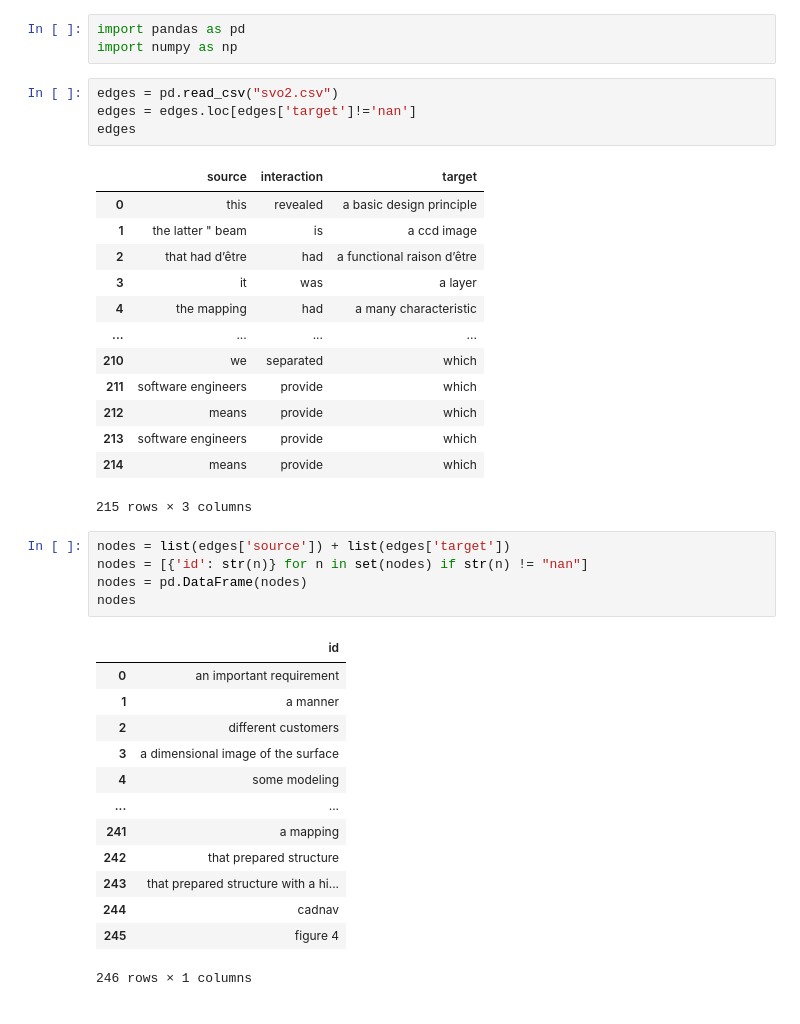
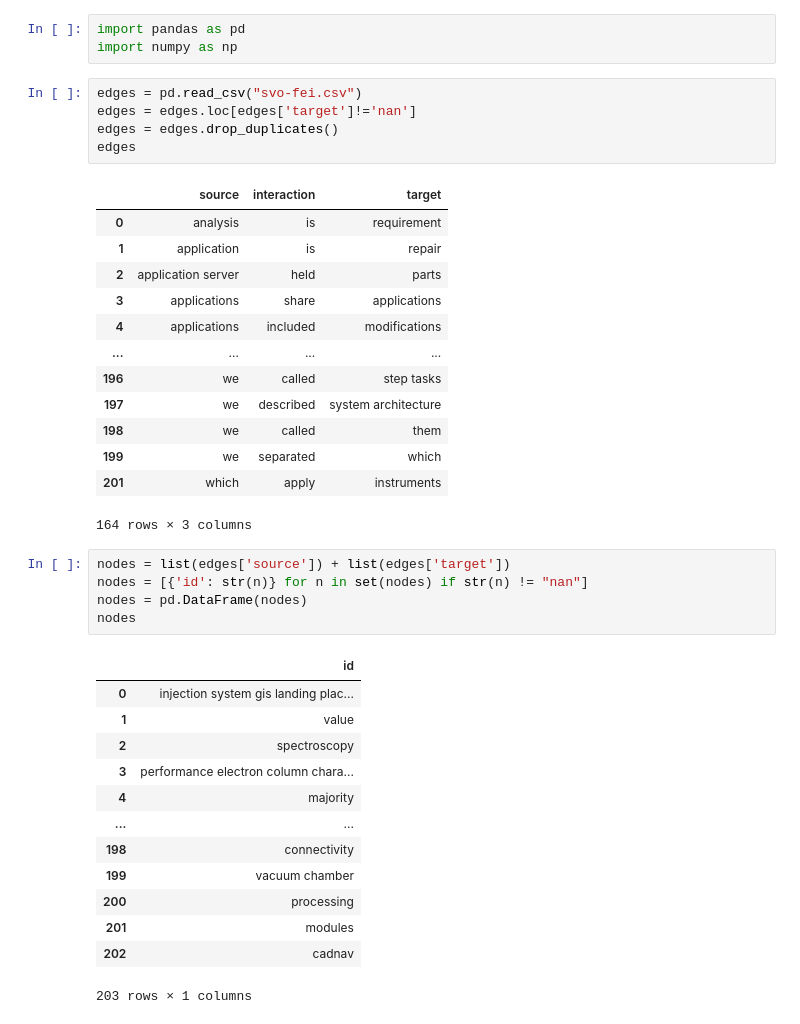
Before and after one commit to rsatrioadi/nlp-software-documents, a Jupyter notebook: notebookcy.ipynb, the cells around one changed output. Saved outputs shown, nothing was run; the diff lists cells and outputs as text.

```diff
--- a/notebookcy.ipynb
+++ b/notebookcy.ipynb
@@ -18,23 +18,24 @@ You are connected to Cytoscape!
 import pandas as pd
 import numpy as np
 # %%
-edges = pd.read_csv("svo2.csv")
+edges = pd.read_csv("svo-fei.csv")
 edges = edges.loc[edges['target']!='nan']
+edges = edges.drop_duplicates()
 edges
 # %% [output]
 |  | source | interaction | target |
-| 0 | this | revealed | a basic design principle |
-| 1 | the latter " beam | is | a ccd image |
-| 2 | that had d’être | had | a functional raison d’être |
-| 3 | it | was | a layer |
-| 4 | the mapping | had | a many characteristic |
+| 0 | analysis | is | requirement |
+| 1 | application | is | repair |
+| 2 | application server | held | parts |
+| 3 | applications | share | applications |
+| 4 | applications | included | modifications |
 | ... | ... | ... | ... |
-| 210 | we | separated | which |
-| 211 | software engineers | provide | which |
-| 212 | means | provide | which |
-| 213 | software engineers | provide | which |
-| 214 | means | provide | which |
+| 196 | we | called | step tasks |
+| 197 | we | described | system architecture |
+| 198 | we | called | them |
+| 199 | we | separated | which |
+| 201 | which | apply | instruments |
-215 rows × 3 columns
+164 rows × 3 columns
 # %%
 nodes = list(edges['source']) + list(edges['target'])
 nodes = [{'id': str(n)} for n in set(nodes) if str(n) != "nan"]
@@ -42,17 +43,17 @@ nodes = pd.DataFrame(nodes)
 nodes
 # %% [output]
 |  | id |
-| 0 | an important requirement |
-| 1 | a manner |
-| 2 | different customers |
-| 3 | a dimensional image of the surface |
-| 4 | some modeling |
+| 0 | injection system gis landing plac... |
+| 1 | value |
+| 2 | spectroscopy |
+| 3 | performance electron column chara... |
+| 4 | majority |
 | ... | ... |
-| 241 | a mapping |
-| 242 | that prepared structure |
-| 243 | that prepared structure with a hi... |
-| 244 | cadnav |
-| 245 | figure 4 |
+| 198 | connectivity |
+| 199 | vacuum chamber |
+| 200 | processing |
+| 201 | modules |
+| 202 | cadnav |
-246 rows × 1 columns
+203 rows × 1 columns
 # %%
 
```
Also changed, not shown: parts of 2 cells of this notebook, 5 other files.
